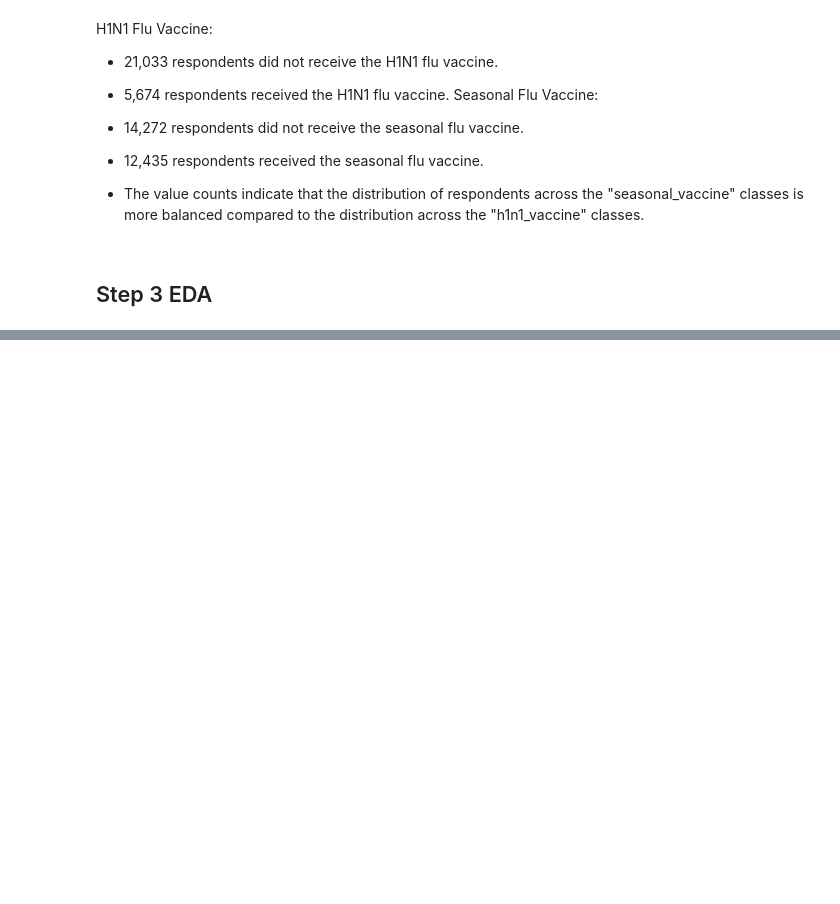
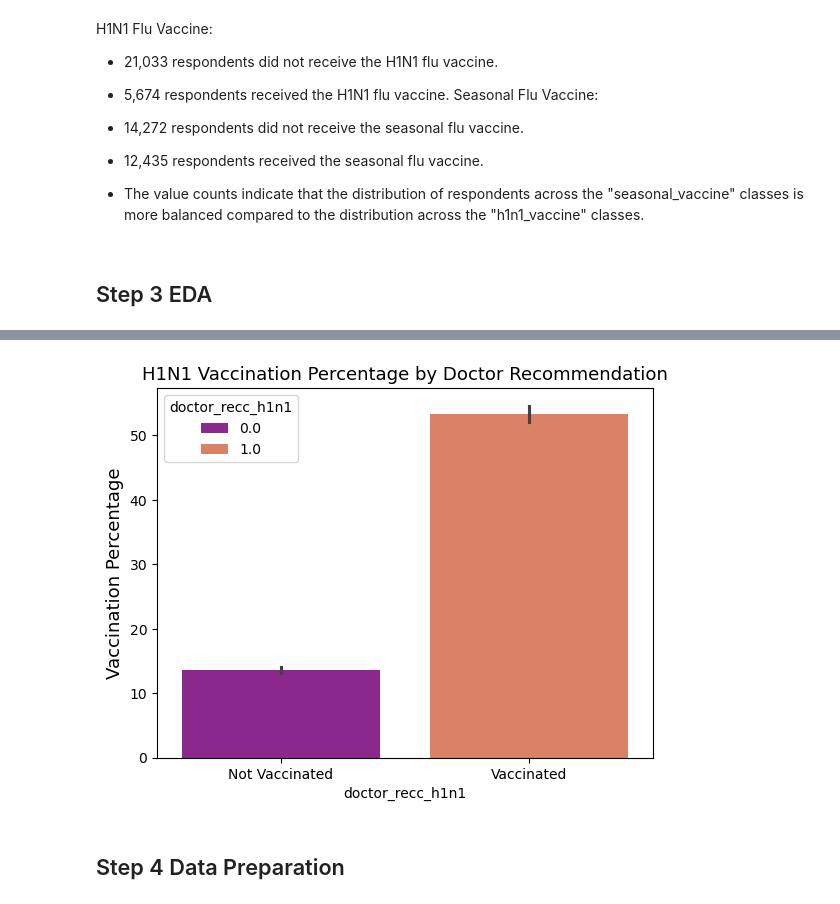
Before and after one commit to jaime8793/Phase_3_Project_DSA, a Jupyter notebook: H1N1_Vaccines.ipynb, the cells around one changed output, grey strips where cells are left out. Drawn from its saved outputs; the diff is of its cells as text; code cells hidden in the pictures; blank space fills up the shorter version.

Commit message:
Preparation, EDA and pipeline

```diff
--- a/H1N1_Vaccines.ipynb
+++ b/H1N1_Vaccines.ipynb
@@ -165,0 +218,21 @@ Seasonal Flu Vaccine:
+# %%
+# A graph is created to visualize the relationship between H1N1 vaccination and doctor recommendation
+dr = sns.barplot(x=df2['doctor_recc_h1n1'].dropna(), y=df2['h1n1_vaccine']*100, hue=df2['doctor_recc_h1n1'], palette="plasma")
+
+# Set the tick positions on the x-axis
+dr.set_xticks([0, 1])
+
+# The x-axis tick labels are adjusted to 'Not Vaccinated' and 'Vaccinated'
+dr.set_xticklabels(['Not Vaccinated', 'Vaccinated'])
+
+# The y-axis label is set to 'Vaccination Percentage' with a font size of 13
+dr.set_ylabel('Vaccination Percentage', fontsize=13)
+
+# The title of the graph is set to 'H1N1 Vaccination Percentage by Doctor Recommendation' with a font size of 13
+dr.set_title('H1N1 Vaccination Percentage by Doctor Recommendation', fontsize=13)
+
+plt.show()
+# %% [output]
+[figure, added]
+# %% [markdown]
+## Step 4 Data Preparation
```
Also changed, not shown: parts of 17 cells of this notebook.
